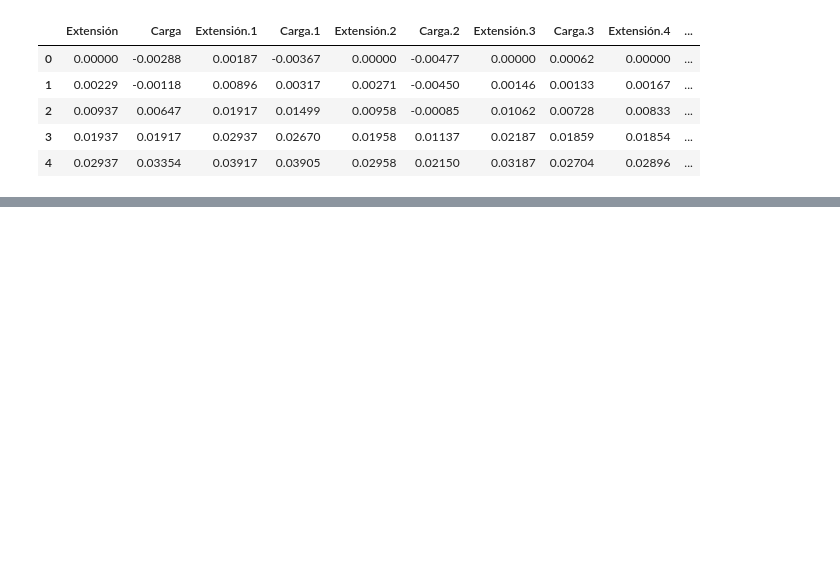
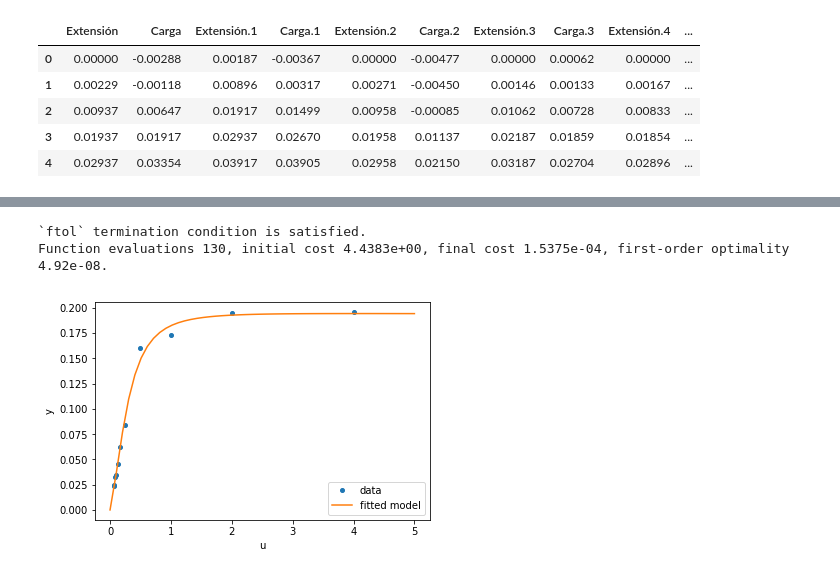
Before and after one commit to zeus2301/Analisis, a Jupyter notebook: Análisis de datos2.ipynb, the cells around one changed output, grey strips where cells are left out. Saved outputs shown, nothing was run; the diff lists cells and outputs as text; code cells hidden in the pictures; blank space fills up the shorter version.

```diff
--- a/Análisis de datos2.ipynb
+++ b/Análisis de datos2.ipynb
@@ -173,0 +277,35 @@ data4.head()
+# %%
+def model(x, u):
+    return x[0] * (u ** 2 + x[1] * u) / (u ** 2 + x[2] * u + x[3])
+def fun(x, u, y):
+    return model(x, u) - y
+def jac(x, u, y):
+    J = np.empty((u.size, x.size))
+    den = u ** 2 + x[2] * u + x[3]
+    num = u ** 2 + x[1] * u
+    J[:, 0] = num / den
+    J[:, 1] = x[0] * u / den
+    J[:, 2] = -x[0] * num * u / den ** 2
+    J[:, 3] = -x[0] * num / den ** 2
+    return J
+u = np.array([4.0, 2.0, 1.0, 5.0e-1, 2.5e-1, 1.67e-1, 1.25e-1, 1.0e-1,
+              8.33e-2, 7.14e-2, 6.25e-2])
+y = np.array([1.957e-1, 1.947e-1, 1.735e-1, 1.6e-1, 8.44e-2, 6.27e-2,
+              4.56e-2, 3.42e-2, 3.23e-2, 2.35e-2, 2.46e-2])
+x0 = np.array([2.5, 3.9, 4.15, 3.9])
+res = least_squares(fun, x0, jac=jac, bounds=(0, 100), args=(u, y), verbose=1)
+
+
+res.x
+u_test = np.linspace(0, 5)
+y_test = model(res.x, u_test)
+plt.plot(u, y, 'o', markersize=4, label='data')
+plt.plot(u_test, y_test, label='fitted model')
+plt.xlabel("u")
+plt.ylabel("y")
+plt.legend(loc='lower right')
+plt.show()
+# %% [output]
+`ftol` termination condition is satisfied.
+Function evaluations 130, initial cost 4.4383e+00, final cost 1.5375e-04, first-order optimality 4.92e-08.
+[figure, added]
```
Also changed, not shown: parts of 24 cells of this notebook.
